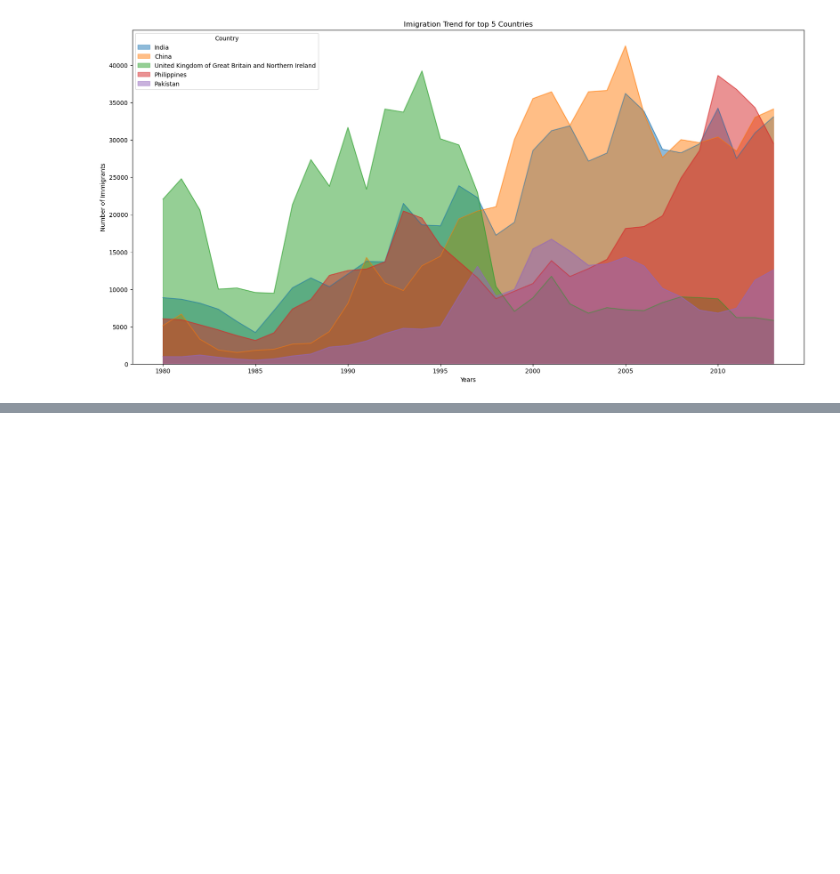
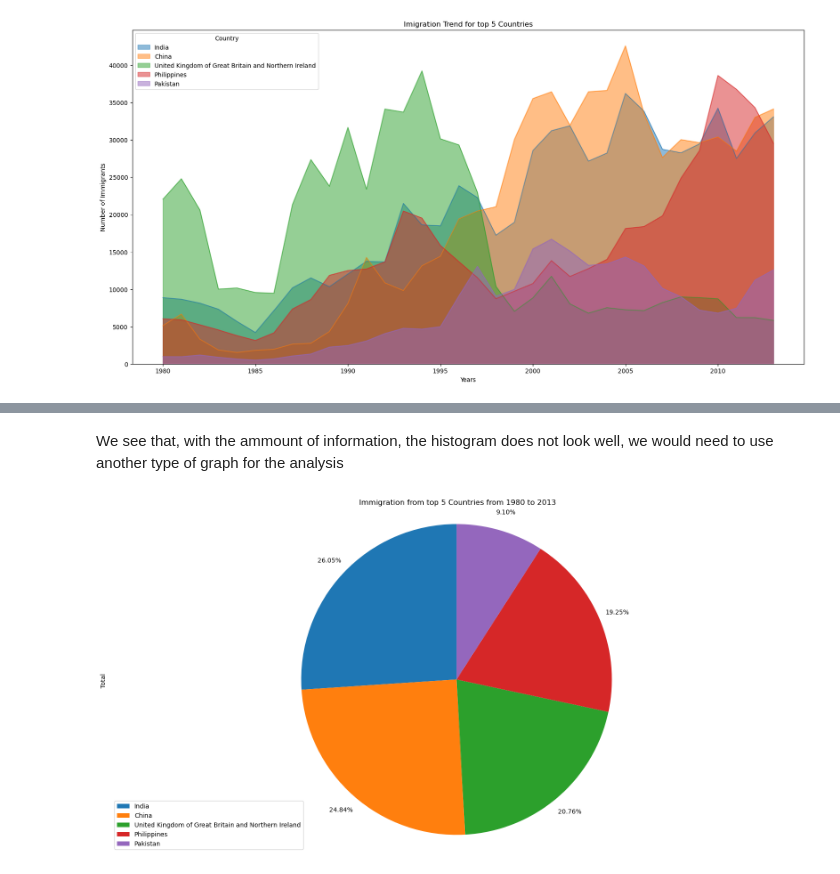
Before and after one commit to rodolphojung/Data-Science-and-Analytics, a Jupyter notebook: analysis-of-immigration-to-canada-from-1980-to-2013.ipynb, the cells around one changed output, grey strips where cells are left out. Saved outputs shown, nothing was run; the diff lists cells and outputs as text; code cells hidden in the pictures; blank space fills up the shorter version.

```diff
--- a/analysis-of-immigration-to-canada-from-1980-to-2013.ipynb
+++ b/analysis-of-immigration-to-canada-from-1980-to-2013.ipynb
@@ -231,0 +224,14 @@ plt.bar_label(bars, fontsize=10, color='blue')
+# %% [markdown]
+We see that, with the ammount of information, the histogram does not look well, we would need to use another type of graph for the analysis
+# %%
+df_top5["Total"].plot(kind = "pie",
+                     figsize = (20,10),
+                     autopct = "%1.2f%%", startangle = 90,
+                     shadow = False, labels = None, pctdistance = 1.12,
+                     )
+plt.title("Immigration from top 5 Countries from 1980 to 2013")
+plt.legend(labels = df_top5.index, loc = "lower left")
+plt.axis("equal")
+plt.show()
+# %% [output]
+[figure, added]
```
Also changed, not shown: parts of 23 cells of this notebook.
